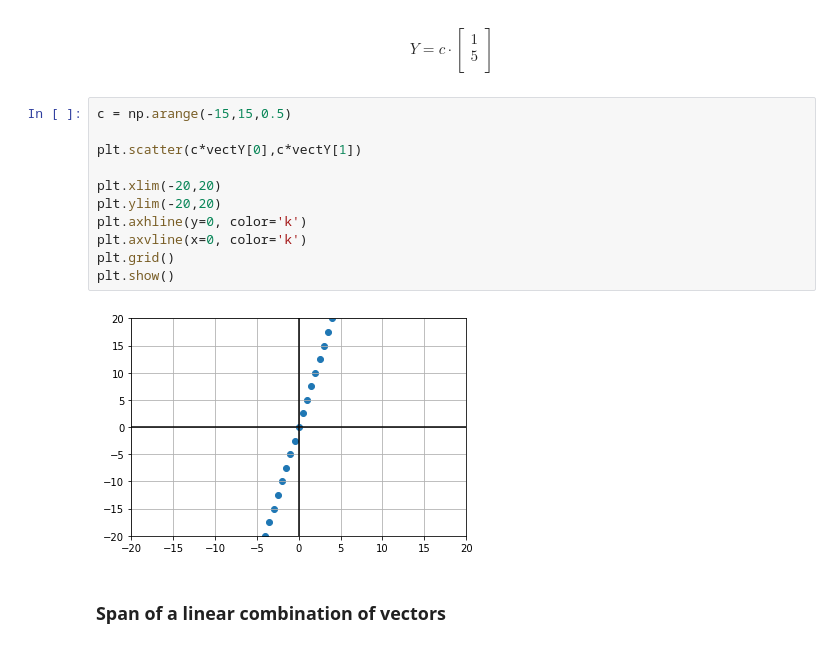
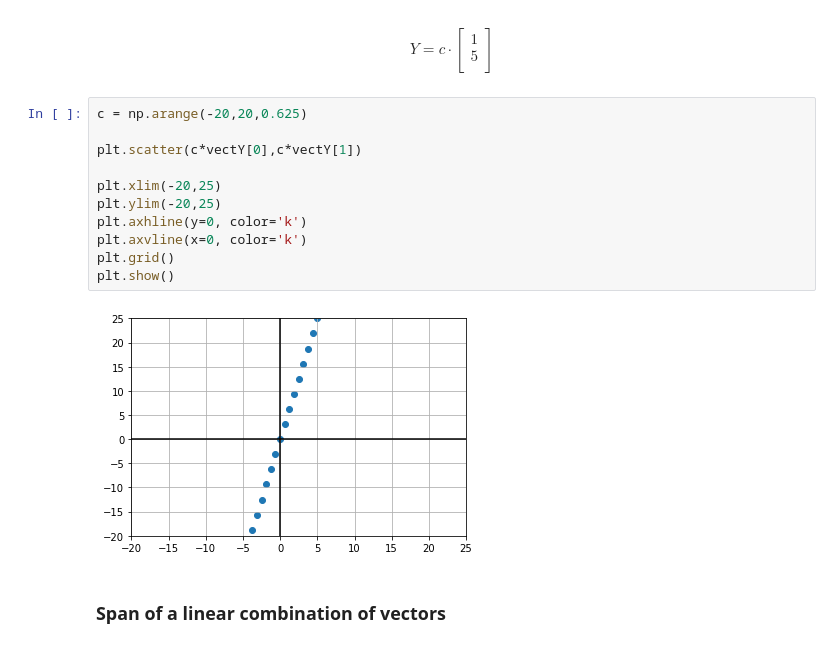
Before and after one commit to luizmaeaspillaga/LinearAlgebra_2ndSem, a Jupyter notebook: ASSIGNMENT_NO_10.ipynb, the cells around one changed output. Saved outputs shown, nothing was run; the diff lists cells and outputs as text.

```diff
--- a/ASSIGNMENT_NO_10.ipynb
+++ b/ASSIGNMENT_NO_10.ipynb
@@ -50,18 +50,18 @@ plt.show()
 # %% [markdown]
 $$Y = c\cdot \begin{bmatrix} 1\\5 \\\end{bmatrix} $$
 # %%
-c = np.arange(-15,15,0.5)
+c = np.arange(-20,20,0.625)
 
 plt.scatter(c*vectY[0],c*vectY[1])
 
-plt.xlim(-20,20)
-plt.ylim(-20,20)
+plt.xlim(-20,25)
+plt.ylim(-20,25)
 plt.axhline(y=0, color='k')
 plt.axvline(x=0, color='k')
 plt.grid()
 plt.show()
 # %% [output]
-[figure, old version]
+[figure, new version]
 # %% [markdown]
 ### Span of a linear combination of vectors
 # %% [markdown]
```
Also changed, not shown: parts of 4 cells of this notebook.
